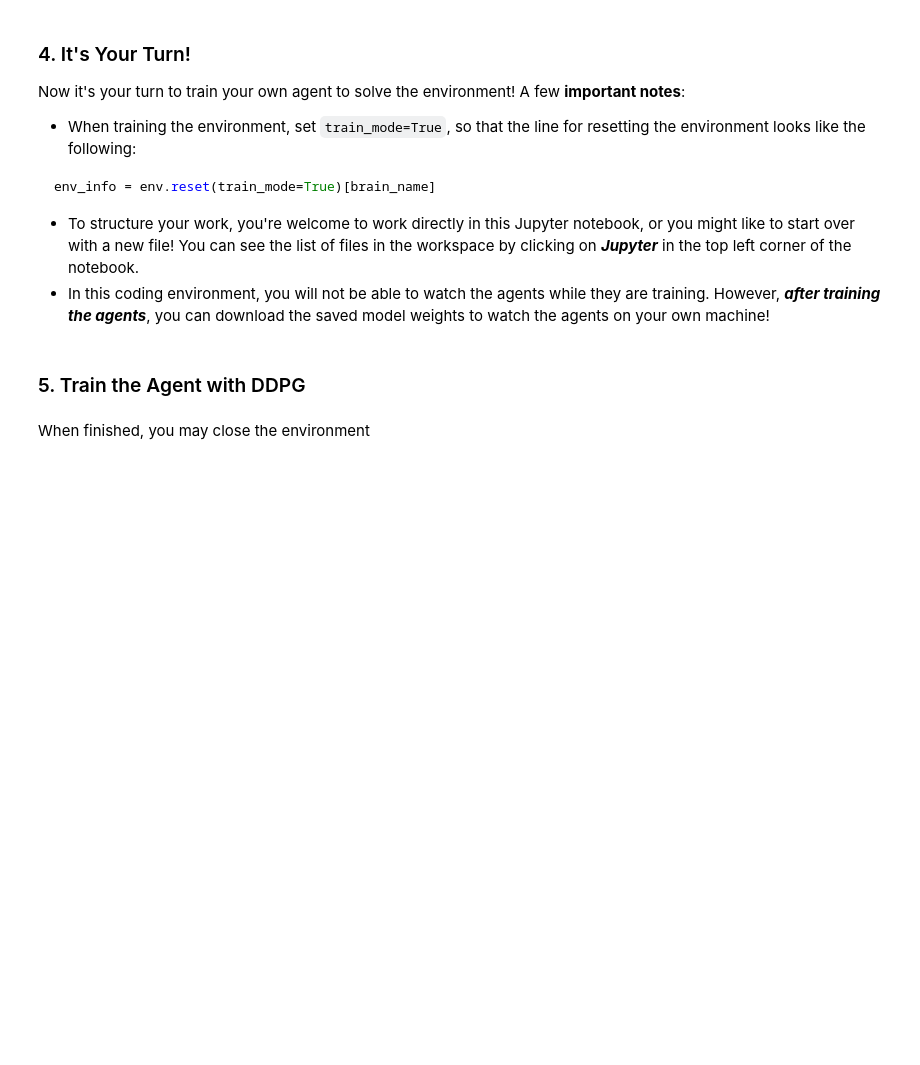
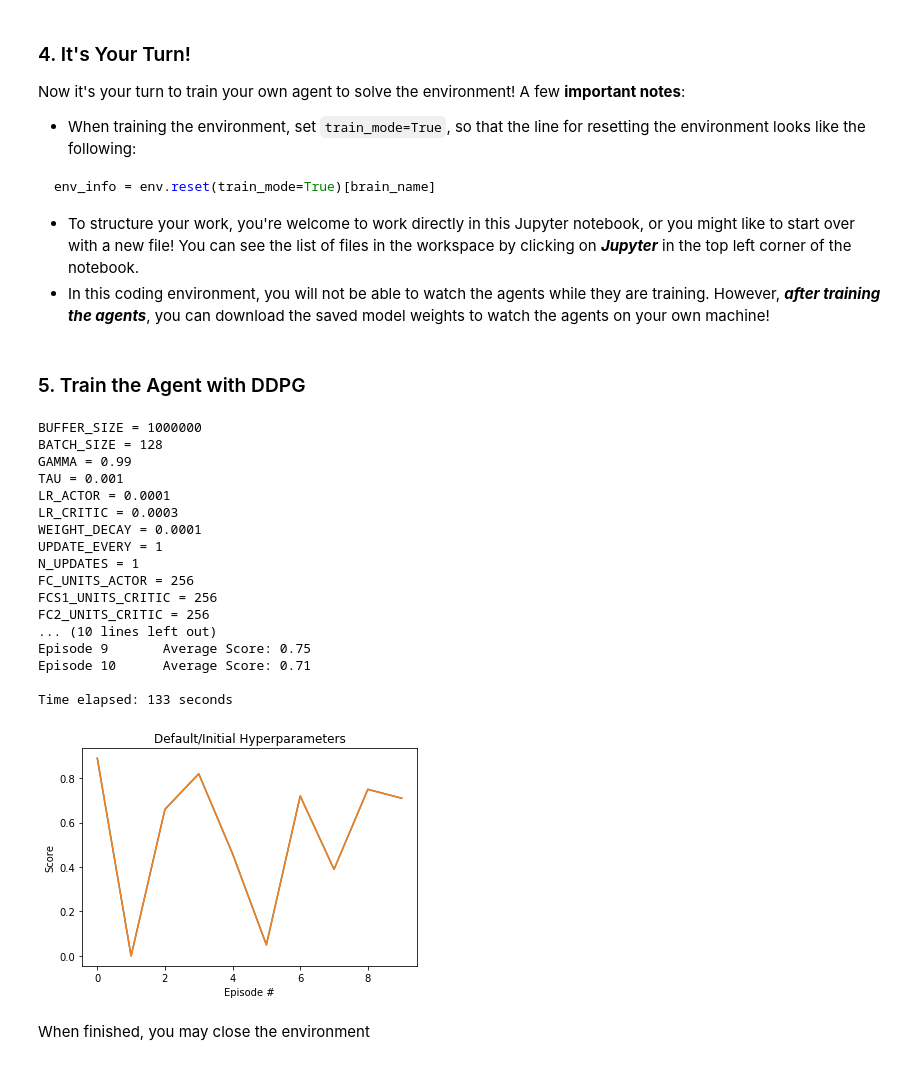
Before and after one commit to jeff-daniels/Udacity-Deep-Reinforcement-Learning-Nanodegree, a Jupyter notebook: Project 2: Continuous Control/Continuous_Control.ipynb, the cells around one changed output. Saved outputs shown, nothing was run; the diff lists cells and outputs as text; code cells hidden in the pictures; blank space fills up the shorter version.

```diff
--- a/Project 2: Continuous Control/Continuous_Control.ipynb
+++ b/Project 2: Continuous Control/Continuous_Control.ipynb
@@ -134,7 +174,7 @@ env_info = env.reset(train_mode=True)[brain_name]
 # %%
 # Modified from Navigation
 
-def ddpg(n_episodes=175, max_t=1100, scores_window_len=100, goal_score = 30):
+def ddpg(n_episodes=175, max_t=1100, scores_window_len=100, goal_score = 30, save_every=10, resume_training=False):
     """Deep Q-Learning.
     Params
     ======
@@ -145,17 +185,23 @@ def ddpg(n_episodes=175, max_t=1100, scores_window_len=100, goal_score = 30):
         eps_decay (float): multiplicative factor (per episode) for decreasing epsilon
         scores_window_len: a rolling window size for averaging the scores
         goal_score: the minimum average score required for a satisfactory model
-        verbose: 0-No output, 1-Score output
+        save_every: how often the models are saved
+        resume_training: whether or not to load a previous model from a checkpoint
     """
     agents = []                                              # create agents
     for n in range(num_agents):
         agents.append(ddpg_agent.Agent(state_size, action_size, RANDOM_SEED))
 
-    scores_per_episode = np.zeros(num_agents)                # array containing agent scores from each episode
+    scores_per_episode = []                                  # List containing agent scores from each episode
     scores_window = deque(maxlen=scores_window_len)          # last however many scores
-    ### TODO: CREATE A SHARED REPLAY BUFFER
+    # Load a checkpoint
+    if resume_training:
+        agents, scores_per_episode, scores_window = load_checkpoint(agents, scores_per_episode, scores_window)
+
+    # create a shared ReplayBuffer
     memory = ddpg_agent.ReplayBuffer(action_size, ddpg_agent.BUFFER_SIZE,
                             ddpg_agent.BATCH_SIZE, RANDOM_SEED)
+
 
     for i_episode in range(1, n_episodes+1):
         env_info = env.reset(train_mode=True)[brain_name]    # reset the environment
@@ -175,25 +221,25 @@ def ddpg(n_episodes=175, max_t=1100, scores_window_len=100, goal_score = 30):
             states = next_states                             # roll over states to next time step
             scores += rewards                                # update the score (for each agent)
                                                              # display time steps and mean of all agent scores
-            print('\rEpisode {}\tTime Step {}\tScore: {:.2f}\tSize of memory: {}'
-                  .format(i_episode, t, np.mean(scores), len(memory)), end=" "*5)
+            print('\rEpisode {}\tScore: {:.2f}\tTime Step {}\tSize of memory: {}'
+                  .format(i_episode, np.mean(scores), t, len(memory)), end=" "*5)
             if np.any(dones):                                # exit loop if episode finished
                 break
 
-        scores_window.append(scores) # save most recent score
-        scores_per_episode.append(scores)        # save most recent score
-        if i_episode % scores_window_len == 0:
-            print('\rEpisode {}\tAverage Score: {:.2f}'.format(i_episode, np.mean(scores_window)), end=" "*15+"\n")
-        if np.mean(scores_window)>=goal_score:
+        scores_window.append(scores)                         # save most recent scores
+        scores_per_episode.append(scores)                    # save most recent scores
+        if i_episode % scores_window_len == 0:               # output average of scores_windows
+            print('\rEpisode {}\tAverage Score: {:.2f}'.format(i_episode, np.mean(scores_window)), end=" "*35+"\n")
+        if np.mean(scores_window)>=goal_score:               # proclaim the evironment solved, save checkpoints
             print('\nEnvironment solved in {:d} episodes!\tAverage Score: {:.2f}'
                   .format(i_episode-scores_window_len, np.mean(scores_window)))
-            torch.save(agent.actor_local.state_dict(), 'checkpoint_actor.pth')
-            torch.save(agent.critic_local.state_dict(), 'checkpoint_critic.pth')
+            save_checkpoint(agents, scores_per_episode, path='checkpoint.tar')
             break
-
+        if i_episode % save_every ==0:                        # save the models
+            save_checkpoint(agents, scores_per_episode, path='checkpoint.tar')
     return scores_per_episode
 # %%
-def run_agent(n_episodes=175, max_t=1001, scores_window_len=100, goal_score = 30,
+def run_agent(n_episodes=175, max_t=1001, scores_window_len=100, goal_score = 30, save_every=10,
               plot=False, title='Scores'):
     """ Runs an agent over episodes and returns the scores from each episode
         Attempts to make hyperparameter tuning easier
@@ -211,7 +257,7 @@ def run_agent(n_episodes=175, max_t=1001, scores_window_len=100, goal_score = 30
     # Generate Scores
     tic = time.time()
     print_hyperparameters(ddpg_agent)
-    scores = ddpg(n_episodes, max_t, scores_window_len, goal_score)
+    scores = ddpg(n_episodes, max_t, scores_window_len, goal_score, save_every)
     toc = time.time()
     print("\nTime elapsed: {:.0f} seconds".format(toc-tic))
 
@@ -223,6 +295,25 @@ def run_agent(n_episodes=175, max_t=1001, scores_window_len=100, goal_score = 30
 # %%
-# _ = run_agent(n_episodes=5, max_t=1500, scores_window_len=1, goal_score = 30,
-#               plot=True, title='Default/Initial Hyperparameters')
+scores = run_agent(n_episodes=10, max_t=1500, scores_window_len=1, goal_score = 30, save_every=5,
+                  plot=True, title='Default/Initial Hyperparameters')
+# %% [output]
+BUFFER_SIZE = 1000000
+BATCH_SIZE = 128
+GAMMA = 0.99
+TAU = 0.001
+LR_ACTOR = 0.0001
+LR_CRITIC = 0.0003
+WEIGHT_DECAY = 0.0001
+UPDATE_EVERY = 1
+N_UPDATES = 1
+FC_UNITS_ACTOR = 256
+FCS1_UNITS_CRITIC = 256
+FC2_UNITS_CRITIC = 256
+... (10 lines left out)
+Episode 9       Average Score: 0.75
+Episode 10      Average Score: 0.71
+
+Time elapsed: 133 seconds
+[figure, added]
 # %% [markdown]
 When finished, you may close the environment
 # %%
```
Also changed, not shown: parts of 8 cells of this notebook, 2 other files.
